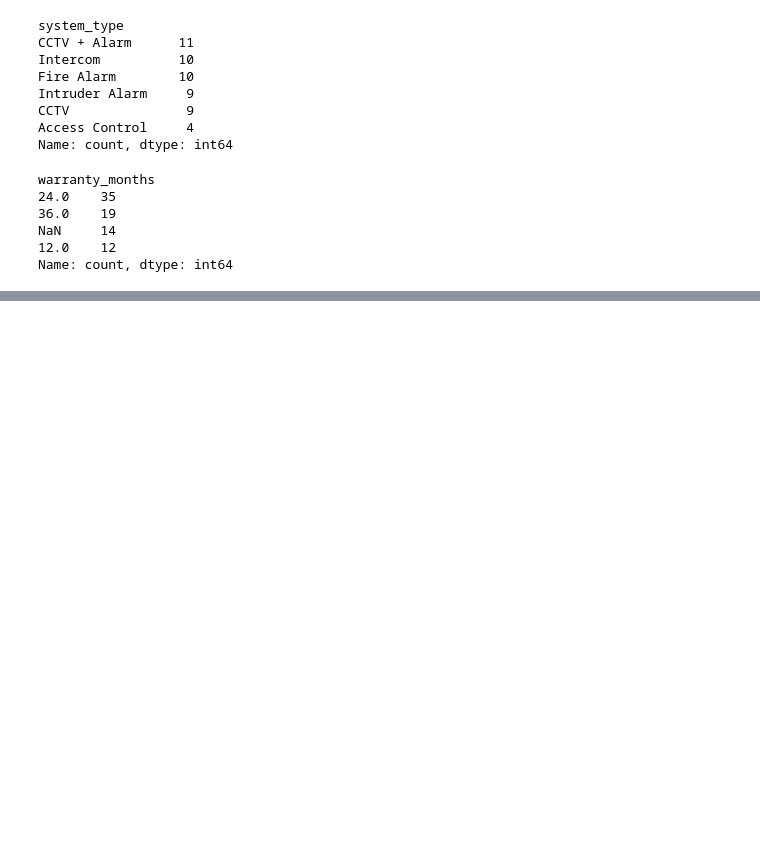
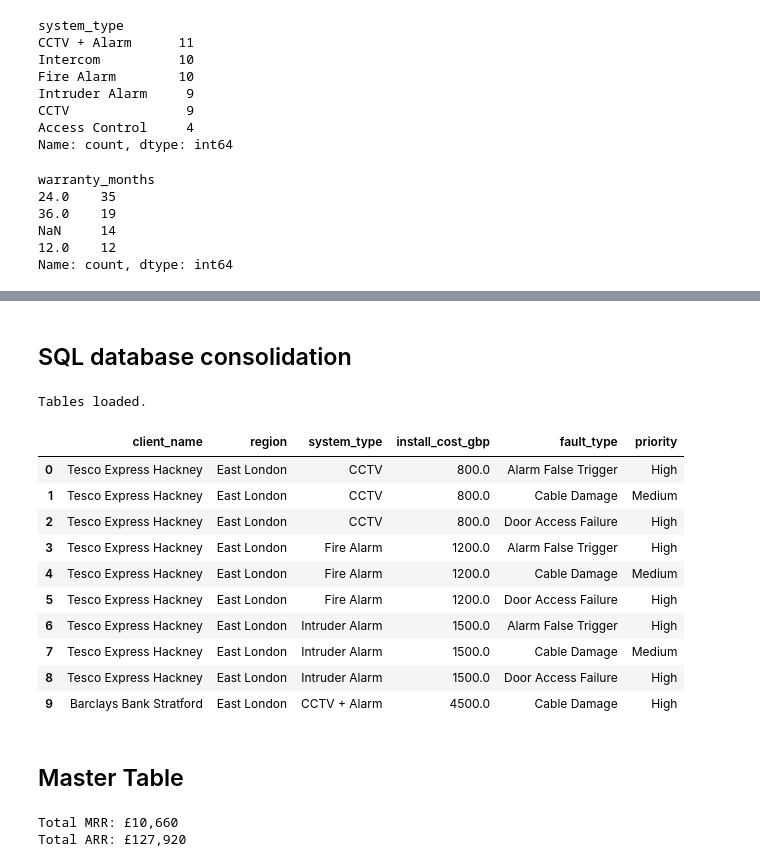
Before and after one commit to Tansoydan/Operations-Simulation, a Jupyter notebook: data_cleaning.ipynb, the cells around one changed output, grey strips where cells are left out. Drawn from its saved outputs; the diff is of its cells as text; code cells hidden in the pictures; blank space fills up the shorter version.

```diff
--- a/data_cleaning.ipynb
+++ b/data_cleaning.ipynb
@@ -298,0 +301,4 @@ dtype: object
+# %%
+callouts = pd.read_csv('raw_data/raw_callouts.csv')
+print(callouts.shape)
+callouts.head()
@@ -298,0 +335,2 @@ dtype: object
+# %%
+callouts['engineer'] = callouts['engineer'].str.strip().str.title()
@@ -298,0 +347,44 @@ dtype: object
+# %%
+callouts['raised_at'] = pd.to_datetime(callouts['raised_at'])
+callouts['responded_at'] = pd.to_datetime(callouts['responded_at'])
+
+callouts['response_hrs'] = (
+    (callouts['responded_at'] - callouts['raised_at']).dt.total_seconds() / 3600
+).round(2)
+
+callouts['sla_breached'] = callouts['response_hrs'] > callouts['sla_hrs']
+# %% [markdown]
+## SQL database consolidation
+# %%
+conn = sqlite3.connect(':memory:')
+
+clients.to_sql('clients', conn, index=False, if_exists='replace')
+installs.to_sql('installations', conn, index=False, if_exists='replace')
+callouts.to_sql('callouts', conn, index=False, if_exists='replace')
+
+print('Tables loaded.')
+# %% [output]
+Tables loaded.
+# %%
+result = pd.read_sql('''
+    SELECT c.client_name, c.region, i.system_type, i.install_cost_gbp, co.fault_type, co.priority
+    FROM clients c
+    JOIN installations i ON i.client_ref = c.client_id
+    JOIN callouts co ON co.client_id = c.client_id
+    LIMIT 10
+''', conn)
+result
+# %% [output]
+|  | client_name | region | system_type | install_cost_gbp | fault_type | priority |
+| 0 | Tesco Express Hackney | East London | CCTV | 800.0 | Alarm False Trigger | High |
+| 1 | Tesco Express Hackney | East London | CCTV | 800.0 | Cable Damage | Medium |
+| 2 | Tesco Express Hackney | East London | CCTV | 800.0 | Door Access Failure | High |
+| 3 | Tesco Express Hackney | East London | Fire Alarm | 1200.0 | Alarm False Trigger | High |
+| 4 | Tesco Express Hackney | East London | Fire Alarm | 1200.0 | Cable Damage | Medium |
+| 5 | Tesco Express Hackney | East London | Fire Alarm | 1200.0 | Door Access Failure | High |
+| 6 | Tesco Express Hackney | East London | Intruder Alarm | 1500.0 | Alarm False Trigger | High |
+| 7 | Tesco Express Hackney | East London | Intruder Alarm | 1500.0 | Cable Damage | Medium |
+| 8 | Tesco Express Hackney | East London | Intruder Alarm | 1500.0 | Door Access Failure | High |
+| 9 | Barclays Bank Stratford | East London | CCTV + Alarm | 4500.0 | Cable Damage | High |
+# %% [markdown]
+## Master Table
@@ -298,0 +419,9 @@ dtype: object
+# %%
+total_mrr = master['monthly_fee_gbp'].sum()
+total_arr = total_mrr*12
+
+print(f'Total MRR: £{total_mrr:,.0f}')
+print(f'Total ARR: £{total_arr:,.0f}')
+# %% [output]
+Total MRR: £10,660
+Total ARR: £127,920
```
Also changed, not shown: parts of 14 cells of this notebook.
